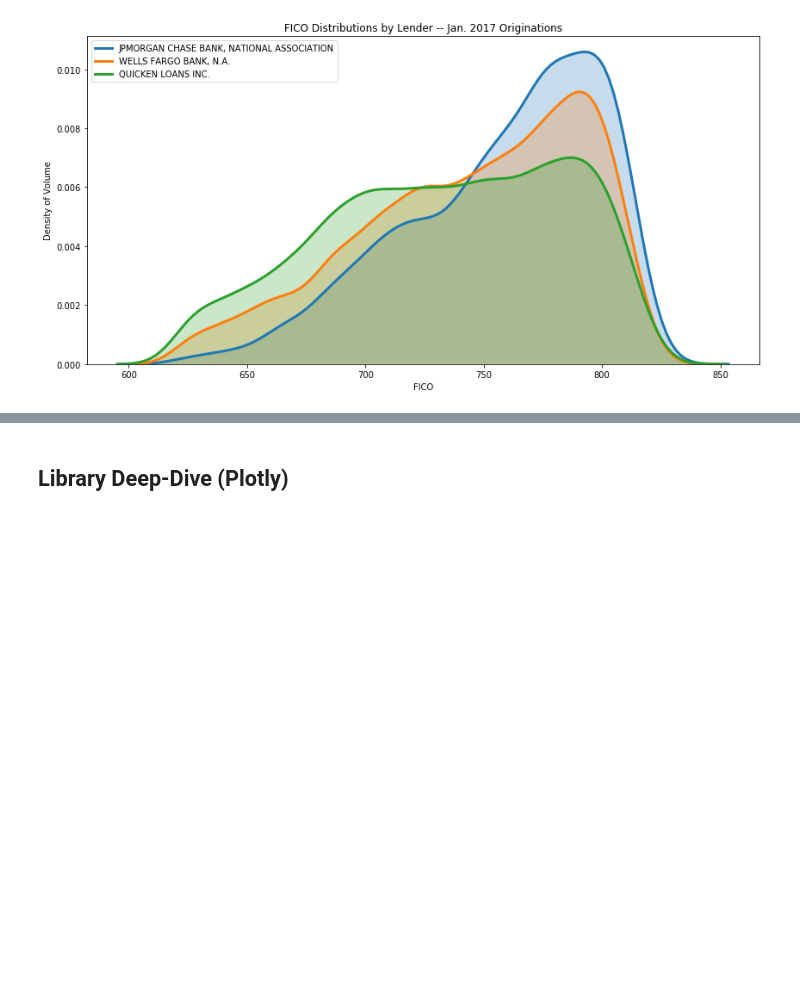
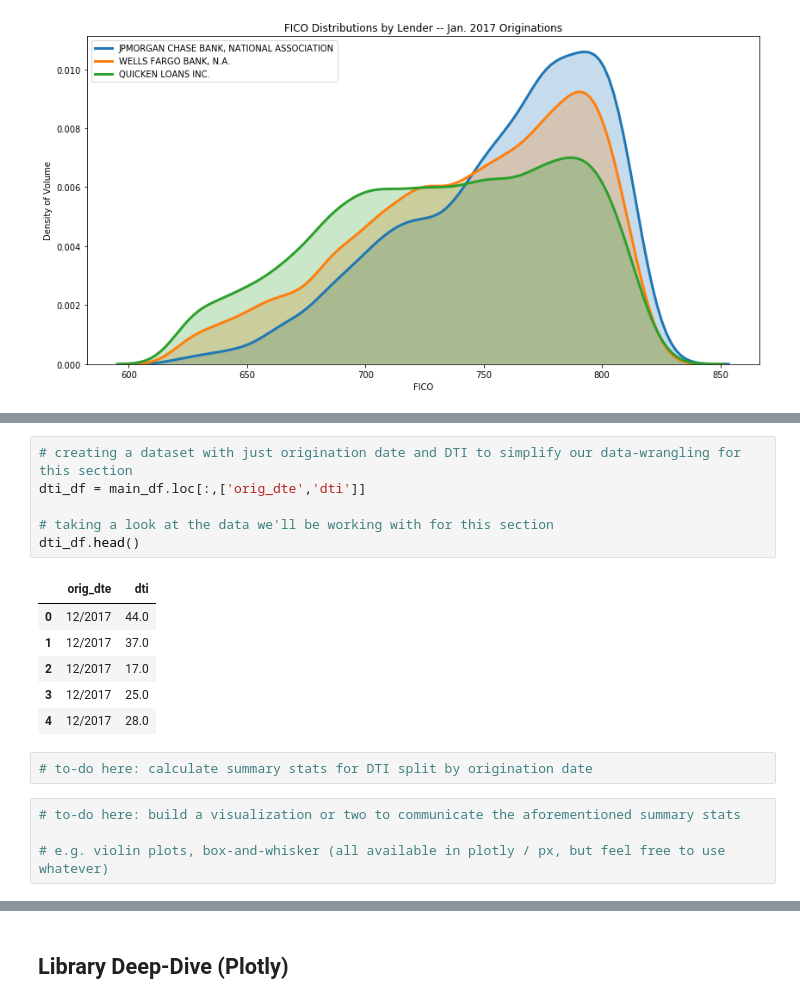
Before and after one commit to pmaji/practical-python-data-viz-guide, a Jupyter notebook: notebooks/main_lecture_nb.ipynb, the cells around one changed output, grey strips where cells are left out. Saved outputs shown, nothing was run; the diff lists cells and outputs as text; blank space fills up the shorter version.

```diff
--- a/notebooks/main_lecture_nb.ipynb
+++ b/notebooks/main_lecture_nb.ipynb
@@ -229,0 +243,19 @@ Now that we've learned some
+# %%
+# creating a dataset with just origination date and DTI to simplify our data-wrangling for this section
+dti_df = main_df.loc[:,['orig_dte','dti']]
+
+# taking a look at the data we'll be working with for this section
+dti_df.head()
+# %% [output]
+|  | orig_dte | dti |
+| 0 | 12/2017 | 44.0 |
+| 1 | 12/2017 | 37.0 |
+| 2 | 12/2017 | 17.0 |
+| 3 | 12/2017 | 25.0 |
+| 4 | 12/2017 | 28.0 |
+# %%
+# to-do here: calculate summary stats for DTI split by origination date
+# %%
+# to-do here: build a visualization or two to communicate the aforementioned summary stats
+
+# e.g. violin plots, box-and-whisker (all available in plotly / px, but feel free to use whatever)
```
Also changed, not shown: parts of 17 cells of this notebook, 2 other files.
